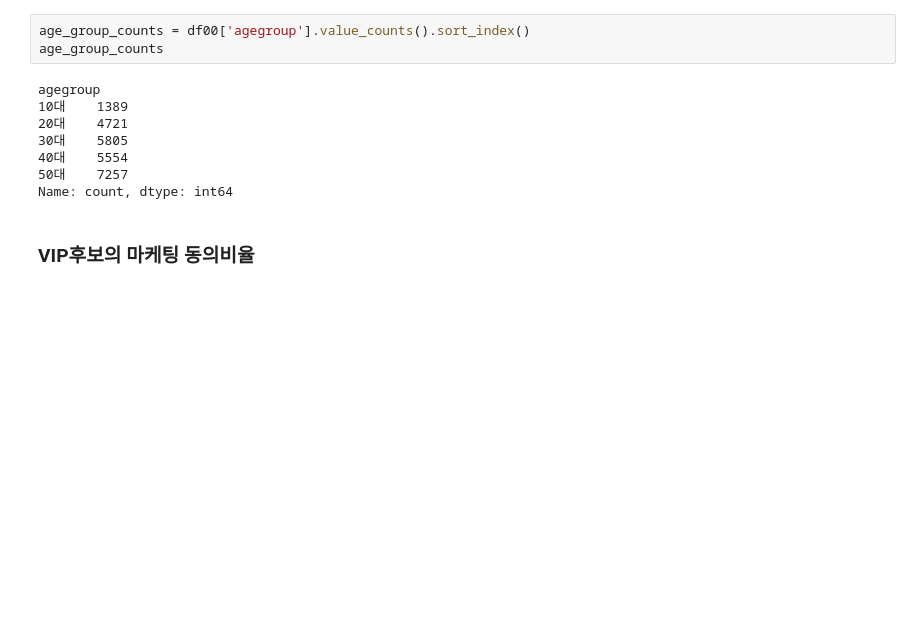
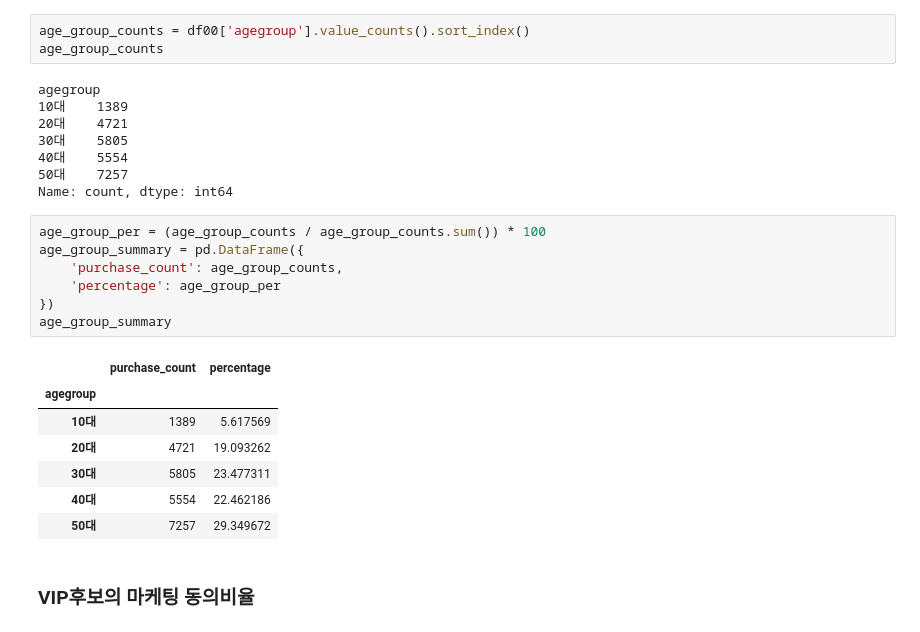
Before and after one commit to Wowdada/4Team, a Jupyter notebook: df0.ipynb, the cells around one changed output. Saved outputs shown, nothing was run; the diff lists cells and outputs as text; blank space fills up the shorter version.

```diff
--- a/df0.ipynb
+++ b/df0.ipynb
@@ -297,6 +366,21 @@ agegroup
 40대    5554
 50대    7257
 Name: count, dtype: int64
+# %%
+age_group_per = (age_group_counts / age_group_counts.sum()) * 100
+age_group_summary = pd.DataFrame({
+    'purchase_count': age_group_counts,
+    'percentage': age_group_per
+})
+age_group_summary
+# %% [output]
+|  | purchase_count | percentage |
+| agegroup |  |  |
+| 10대 | 1389 | 5.617569 |
+| 20대 | 4721 | 19.093262 |
+| 30대 | 5805 | 23.477311 |
+| 40대 | 5554 | 22.462186 |
+| 50대 | 7257 | 29.349672 |
 # %% [markdown]
 ### VIP후보의 마케팅 동의비율
 # %%
```
Also changed, not shown: parts of 6 cells of this notebook.
